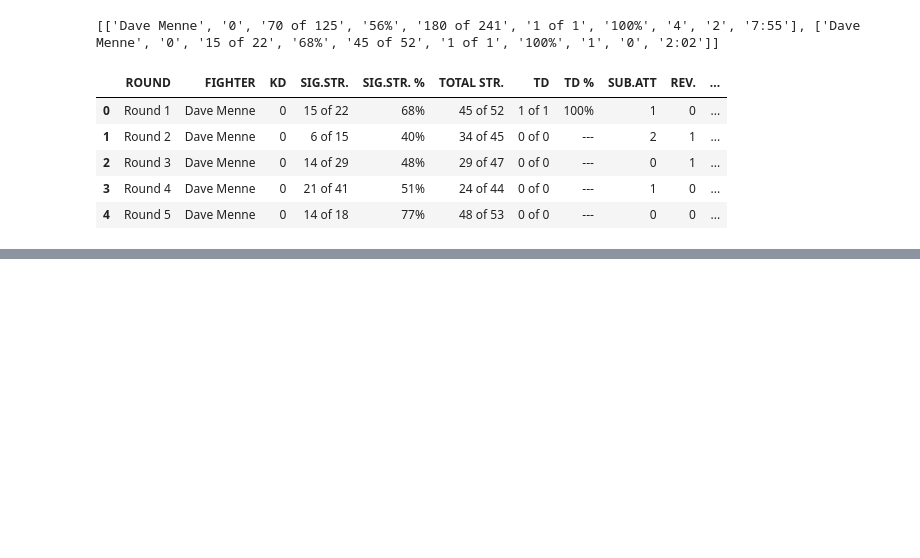
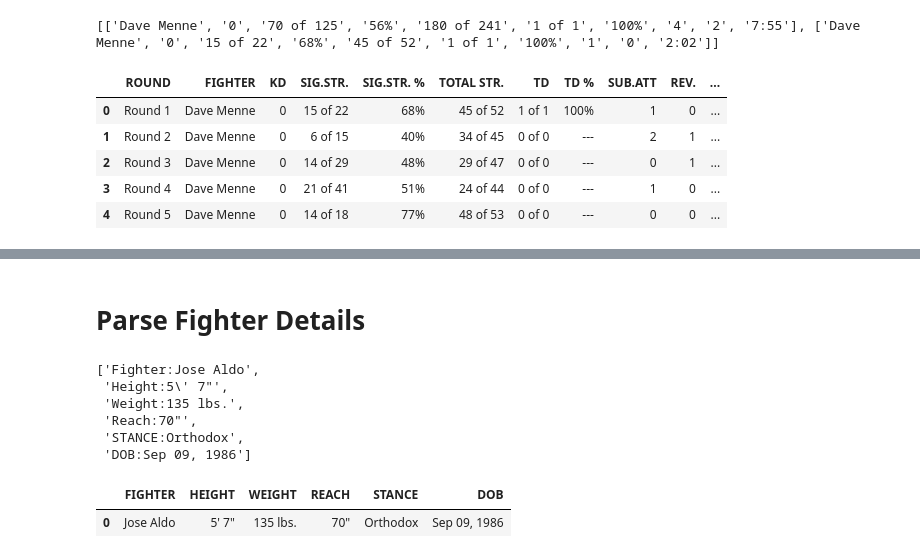
Before and after one commit to Greco1899/scrape_ufc_stats, a Jupyter notebook: scrape_ufc_stats_working_example.ipynb, the cells around one changed output, grey strips where cells are left out. Cells and saved outputs as stored; diff of their text form; code cells hidden in the pictures; blank space fills up the shorter version.

Commit message:
Add functions to parse fighter tale of the tape.

```diff
--- a/scrape_ufc_stats_working_example.ipynb
+++ b/scrape_ufc_stats_working_example.ipynb
@@ -270,3 +270,37 @@ display(fight_stats)
 | 2 | UFC 33: Victory in Vegas | Dave Menne vs. Gil Castillo | Round 3 | Gil Castillo | 0 | 4 of 11 | 36% | 38 of 45 | 1 of 3 | 33% | ... |
 | 3 | UFC 33: Victory in Vegas | Dave Menne vs. Gil Castillo | Round 4 | Gil Castillo | 0 | 4 of 12 | 33% | 21 of 29 | 1 of 2 | 50% | ... |
 | 4 | UFC 33: Victory in Vegas | Dave Menne vs. Gil Castillo | Round 5 | Gil Castillo | 0 | 1 of 2 | 50% | 14 of 15 | 1 of 5 | 20% | ... |
+# %% [markdown]
+# Parse Fighter Details
+# %%
+# define url to parse
+url = 'http://ufcstats.com/fighter-details/93fe7332d16c6ad9' # '--' and '' present
+url = 'http://ufcstats.com/fighter-details/b361180739bed4b0' # '--' present
+url = 'http://ufcstats.com/fighter-details/1897b7b913736a7c' # no first name
+url = 'http://ufcstats.com/fighter-details/d0f3959b4a9747e6' # all tott present
+# %%
+# get soup
+soup = LIB.get_soup(url)
+# %%
+# parse fighter tale of the tape
+fighter_tott = LIB.parse_fighter_tott(soup)
+# show tale of the tape
+fighter_tott
+# %% [output]
+['Fighter:Jose Aldo',
+ 'Height:5\' 7"',
+ 'Weight:135 lbs.',
+ 'Reach:70"',
+ 'STANCE:Orthodox',
+ 'DOB:Sep 09, 1986']
+# %%
+## ADD URL
+# define tale of the tape column names
+fighter_tott_column_names = ['FIGHTER', 'HEIGHT', 'WEIGHT', 'REACH', 'STANCE', 'DOB']
+# organise fighter tale of the tape
+fighter_tott_df = LIB.organise_fighter_tott(fighter_tott, fighter_tott_column_names, url)
+# show fighter tale of the tape
+fighter_tott_df
+# %% [output]
+|  | FIGHTER | HEIGHT | WEIGHT | REACH | STANCE | DOB |
+| 0 | Jose Aldo | 5' 7" | 135 lbs. | 70" | Orthodox | Sep 09, 1986 |
```
Also changed, not shown: 2 other files.
